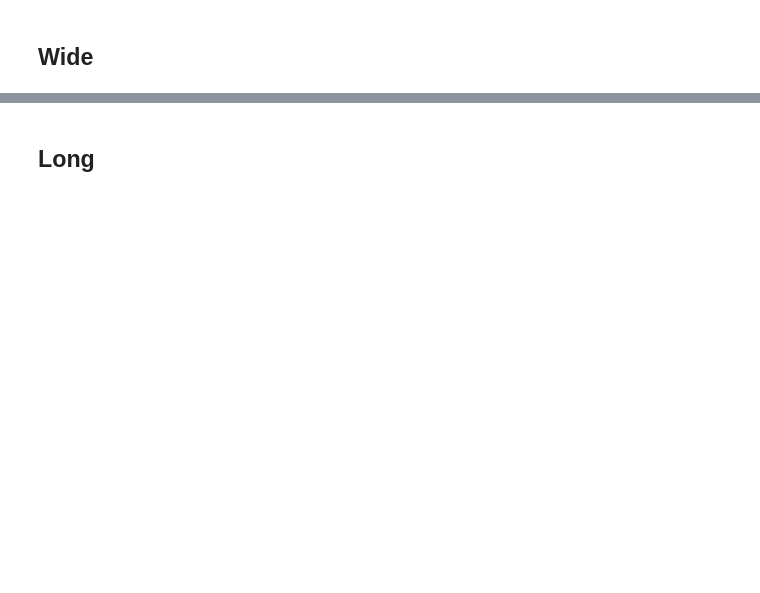
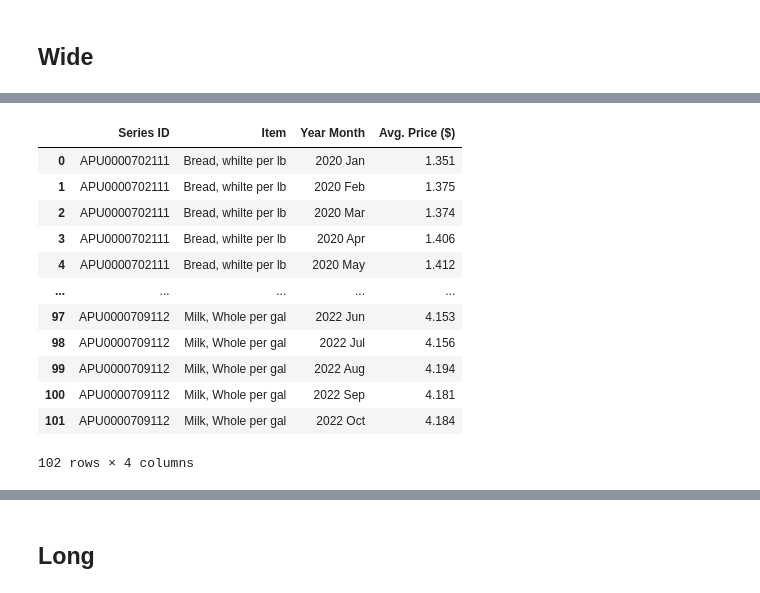
Before and after one commit to dcaley5005/Python_Cheat_Sheet, a Jupyter notebook: Data_Transformation/data_transformation.ipynb, the cells around one changed output, grey strips where cells are left out. Drawn from its saved outputs; the diff is of its cells as text; code cells hidden in the pictures; blank space fills up the shorter version.

Commit message:
Adding Wide and Long

```diff
--- a/Data_Transformation/data_transformation.ipynb
+++ b/Data_Transformation/data_transformation.ipynb
@@ -583,0 +591,17 @@ marvel_wide_df
+# %%
+df_long = pd.read_csv("data/file.csv")
+df_long
+# %% [output]
+|  | Series ID | Item | Year Month | Avg. Price ($) |
+| 0 | APU0000702111 | Bread, whilte per lb | 2020 Jan | 1.351 |
+| 1 | APU0000702111 | Bread, whilte per lb | 2020 Feb | 1.375 |
+| 2 | APU0000702111 | Bread, whilte per lb | 2020 Mar | 1.374 |
+| 3 | APU0000702111 | Bread, whilte per lb | 2020 Apr | 1.406 |
+| 4 | APU0000702111 | Bread, whilte per lb | 2020 May | 1.412 |
+| ... | ... | ... | ... | ... |
+| 97 | APU0000709112 | Milk, Whole per gal | 2022 Jun | 4.153 |
+| 98 | APU0000709112 | Milk, Whole per gal | 2022 Jul | 4.156 |
+| 99 | APU0000709112 | Milk, Whole per gal | 2022 Aug | 4.194 |
+| 100 | APU0000709112 | Milk, Whole per gal | 2022 Sep | 4.181 |
+| 101 | APU0000709112 | Milk, Whole per gal | 2022 Oct | 4.184 |
+102 rows × 4 columns
```
Also changed, not shown: parts of 7 cells of this notebook, 3 other files.
